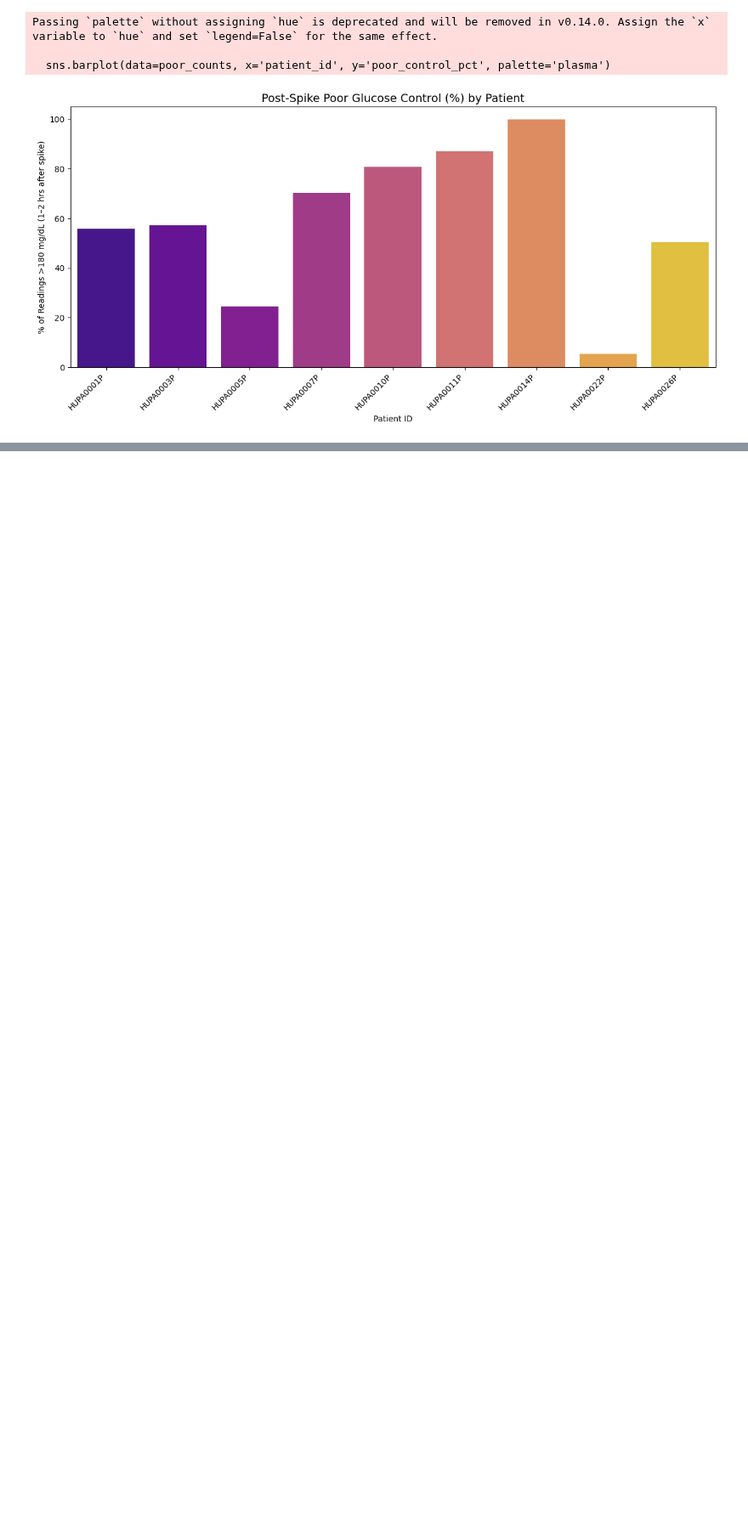
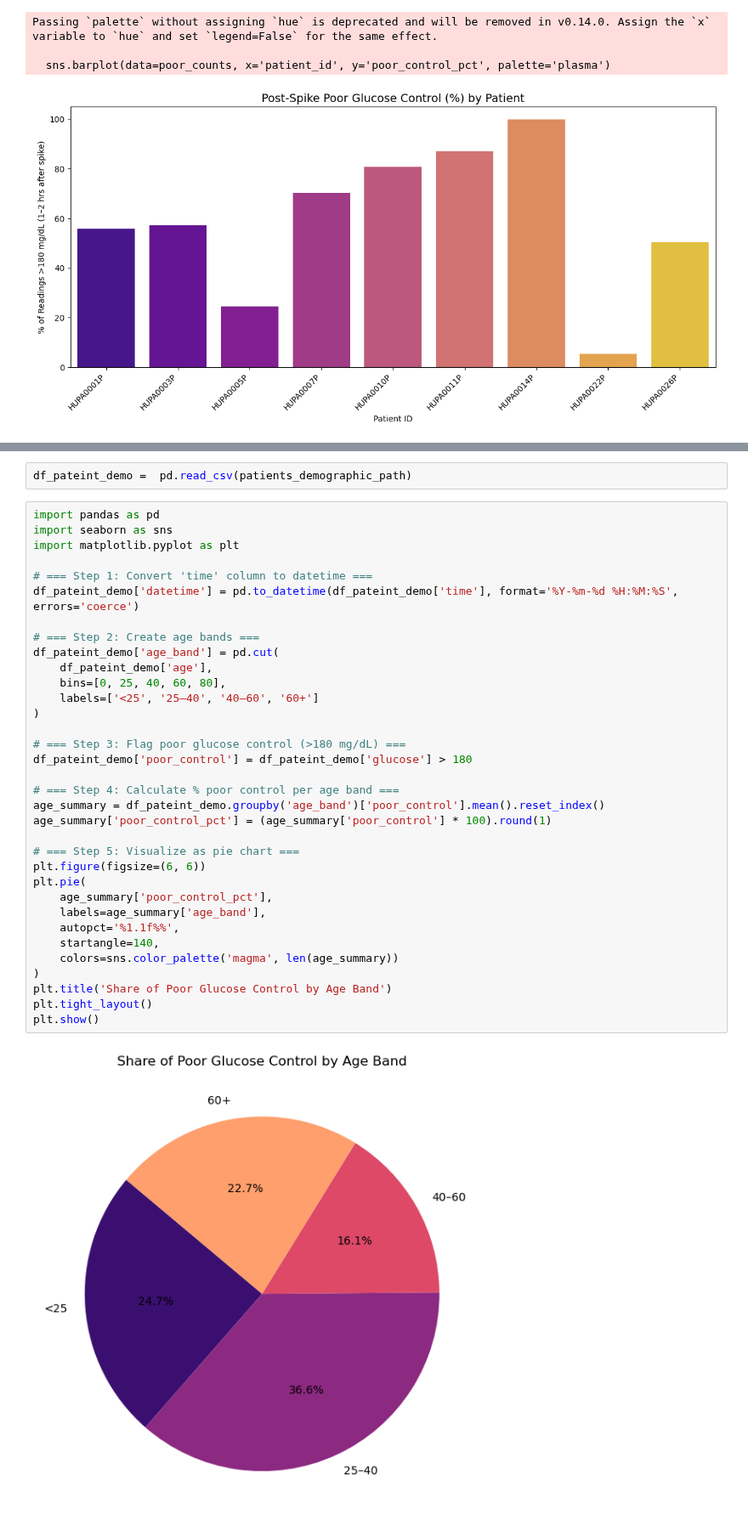
Before and after one commit to msdesh99/Python-Data-Analysis, a Jupyter notebook: Team11_PyQuester_Prescriptive_Analysis.ipynb, the cells around one changed output, grey strips where cells are left out. Shown at 85% size. Cells and saved outputs as stored; diff of their text form; blank space fills up the shorter version.

```diff
--- a/Team11_PyQuester_Prescriptive_Analysis.ipynb
+++ b/Team11_PyQuester_Prescriptive_Analysis.ipynb
@@ -700,0 +705,38 @@ Passing `palette` without assigning `hue` is deprecated and will be removed in v
+# %%
+df_pateint_demo =  pd.read_csv(patients_demographic_path)
+# %%
+import pandas as pd
+import seaborn as sns
+import matplotlib.pyplot as plt
+
+# === Step 1: Convert 'time' column to datetime ===
+df_pateint_demo['datetime'] = pd.to_datetime(df_pateint_demo['time'], format='%Y-%m-%d %H:%M:%S', errors='coerce')
+
+# === Step 2: Create age bands ===
+df_pateint_demo['age_band'] = pd.cut(
+    df_pateint_demo['age'],
+    bins=[0, 25, 40, 60, 80],
+    labels=['<25', '25–40', '40–60', '60+']
+)
+
+# === Step 3: Flag poor glucose control (>180 mg/dL) ===
+df_pateint_demo['poor_control'] = df_pateint_demo['glucose'] > 180
+
+# === Step 4: Calculate % poor control per age band ===
+age_summary = df_pateint_demo.groupby('age_band')['poor_control'].mean().reset_index()
+age_summary['poor_control_pct'] = (age_summary['poor_control'] * 100).round(1)
+
+# === Step 5: Visualize as pie chart ===
+plt.figure(figsize=(6, 6))
+plt.pie(
+    age_summary['poor_control_pct'],
+    labels=age_summary['age_band'],
+    autopct='%1.1f%%',
+    startangle=140,
+    colors=sns.color_palette('magma', len(age_summary))
+)
+plt.title('Share of Poor Glucose Control by Age Band')
+plt.tight_layout()
+plt.show()
+# %% [output]
+[figure, added]
```
Also changed, not shown: parts of 4 cells of this notebook.
